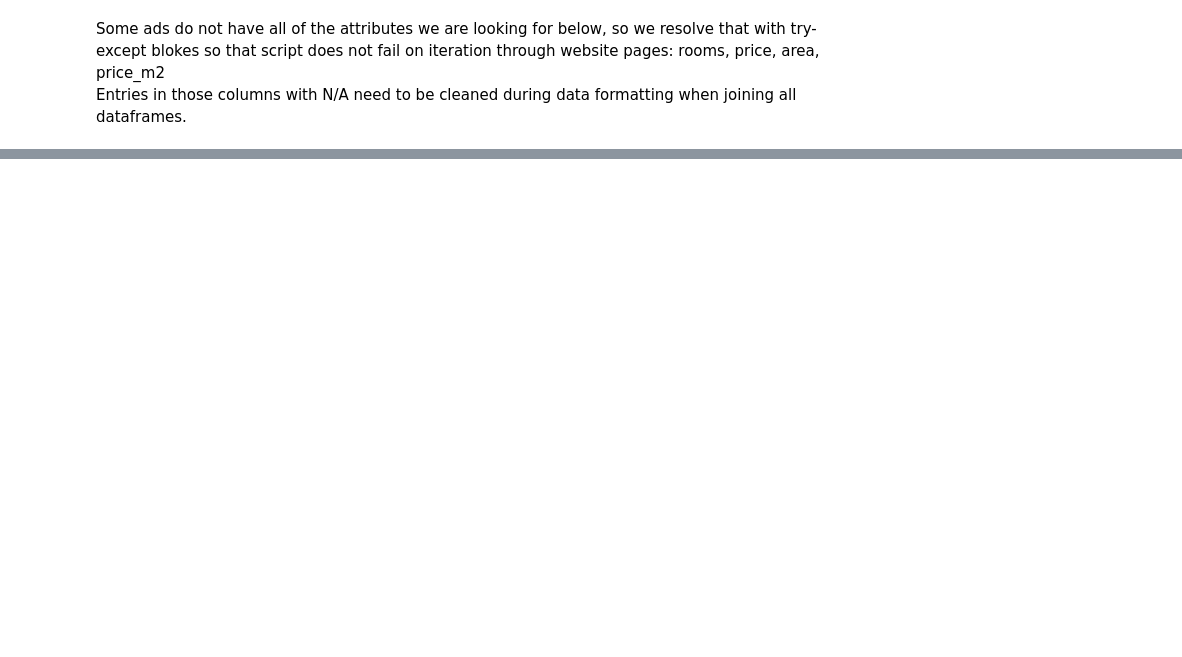
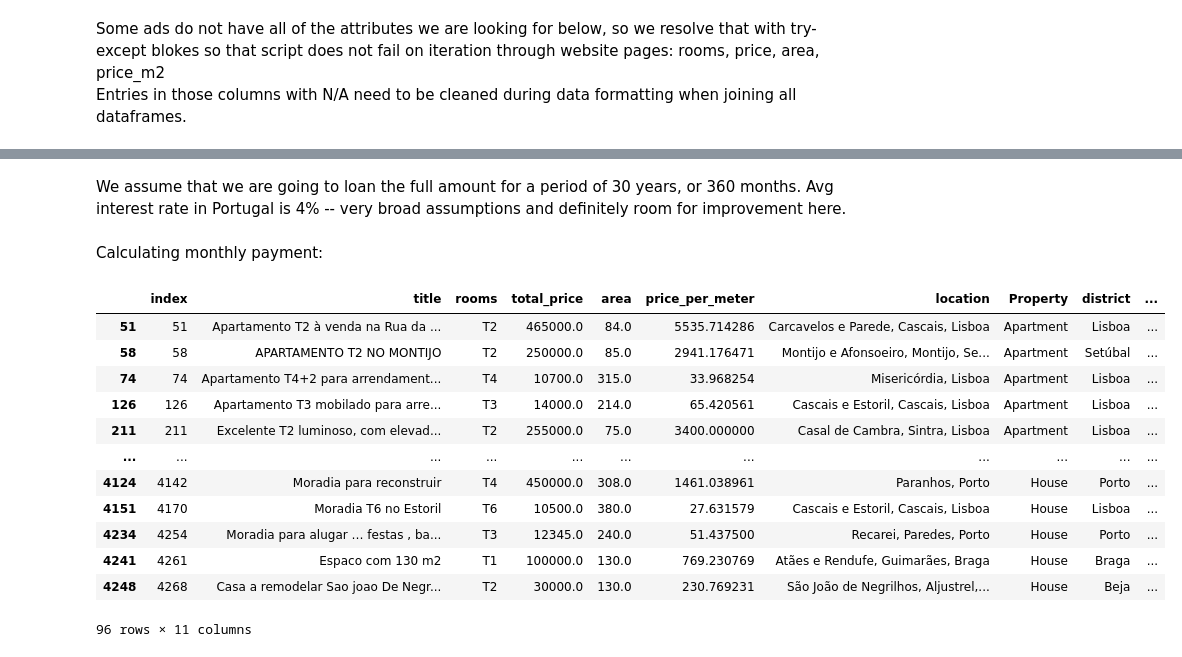
Before and after one commit to valeritos/housing_prices_P3, a Jupyter notebook: main.ipynb, the cells around one changed output, grey strips where cells are left out. Cells and saved outputs as stored; diff of their text form; code cells hidden in the pictures; blank space fills up the shorter version.

```diff
--- a/main.ipynb
+++ b/main.ipynb
@@ -146,0 +170,8 @@ len(items)
+# %%
+df_buy1=pd.read_csv("df_buy_mor.csv")
+df_buy2=pd.read_csv("df_buy_ap.csv")
+df_rent=pd.read_csv("df_rent.csv")
+df_buy=pd.concat([df_buy1,df_buy2])
+
+display(df_buy.info())
+display(df_rent.info())
@@ -146,0 +250,3 @@ len(items)
+# %%
+df_rent=cleaning(df_rent)
+df_rent["type"]="Renting"
@@ -146,0 +260,7 @@ len(items)
+# %% [markdown]
+We assume that we are going to loan the full amount for a period of 30 years, or 360 months. Avg interest rate in Portugal is 4% -- very broad assumptions and definitely room for improvement here.
+# %% [markdown]
+Calculating monthly payment:
+# %%
+df_rent["monthly_payment"]=df_rent["total_price"]
+df_buy["monthly_payment"]=df_buy["total_price"]*(0.04/12*(1+0.04/12)*360)/ ((1+0.04/12)*360-1)
@@ -146,0 +272,16 @@ len(items)
+# %%
+df_rent[df_rent["total_price"]>=10000]
+# %% [output]
+|  | index | title | rooms | total_price | area | price_per_meter | location | Property | district | ... |
+| 51 | 51 | Apartamento T2 à venda na Rua da ... | T2 | 465000.0 | 84.0 | 5535.714286 | Carcavelos e Parede, Cascais, Lisboa | Apartment | Lisboa | ... |
+| 58 | 58 | APARTAMENTO T2 NO MONTIJO | T2 | 250000.0 | 85.0 | 2941.176471 | Montijo e Afonsoeiro, Montijo, Se... | Apartment | Setúbal | ... |
+| 74 | 74 | Apartamento T4+2 para arrendament... | T4 | 10700.0 | 315.0 | 33.968254 | Misericórdia, Lisboa | Apartment | Lisboa | ... |
+| 126 | 126 | Apartamento T3 mobilado para arre... | T3 | 14000.0 | 214.0 | 65.420561 | Cascais e Estoril, Cascais, Lisboa | Apartment | Lisboa | ... |
+| 211 | 211 | Excelente T2 luminoso, com elevad... | T2 | 255000.0 | 75.0 | 3400.000000 | Casal de Cambra, Sintra, Lisboa | Apartment | Lisboa | ... |
+| ... | ... | ... | ... | ... | ... | ... | ... | ... | ... | ... |
+| 4124 | 4142 | Moradia para reconstruir | T4 | 450000.0 | 308.0 | 1461.038961 | Paranhos, Porto | House | Porto | ... |
+| 4151 | 4170 | Moradia T6 no Estoril | T6 | 10500.0 | 380.0 | 27.631579 | Cascais e Estoril, Cascais, Lisboa | House | Lisboa | ... |
+| 4234 | 4254 | Moradia para alugar … festas , ba... | T3 | 12345.0 | 240.0 | 51.437500 | Recarei, Paredes, Porto | House | Porto | ... |
+| 4241 | 4261 | Espaco com 130 m2 | T1 | 100000.0 | 130.0 | 769.230769 | Atães e Rendufe, Guimarães, Braga | House | Braga | ... |
+| 4248 | 4268 | Casa a remodelar Sao joao De Negr... | T2 | 30000.0 | 130.0 | 230.769231 | São João de Negrilhos, Aljustrel,... | House | Beja | ... |
+96 rows × 11 columns
```
Also changed, not shown: parts of 34 cells of this notebook, 1 other file.
